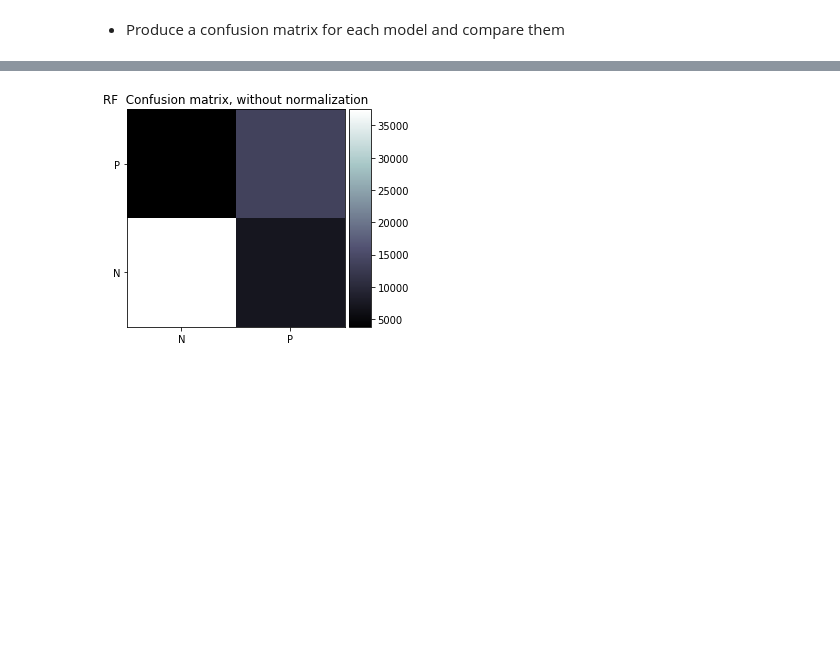
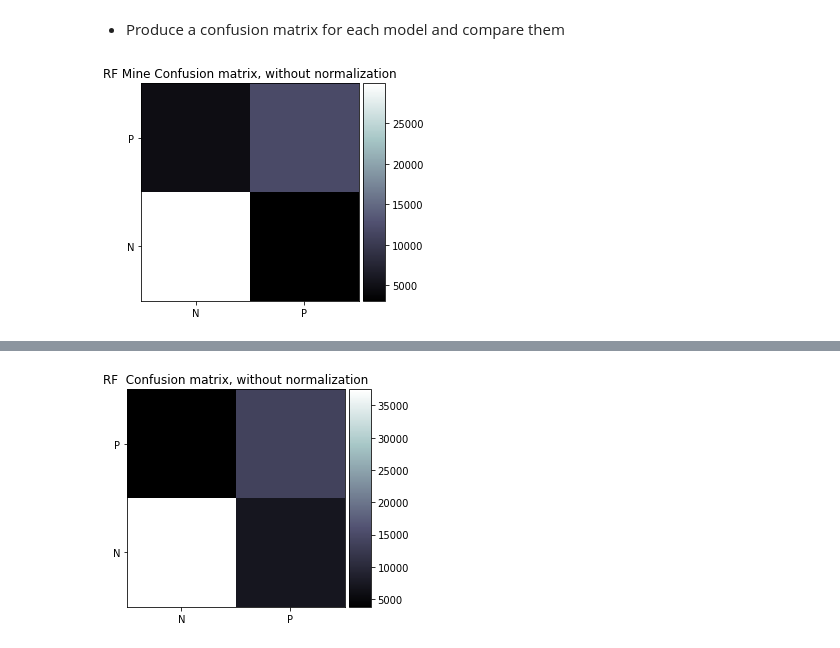
Before and after one commit to siddpatel1/DSPS_SPatel, a Jupyter notebook: HW8/SidPatel_HW8_higgsbosonSearch.ipynb, the cells around one changed output, grey strips where cells are left out. Drawn from its saved outputs; the diff is of its cells as text; code cells hidden in the pictures; blank space fills up the shorter version.

```diff
--- a/HW8/SidPatel_HW8_higgsbosonSearch.ipynb
+++ b/HW8/SidPatel_HW8_higgsbosonSearch.ipynb
@@ -119,3 +106,5 @@ weights
 # %% [output]
 array([0.00265331, 2.23358449, 2.34738894, ..., 0.01863612, 1.68161144,
        1.87747381])
+# %%
+higgsdata = higgsdata.drop(columns=['Label','Weight'])
@@ -127,5 +123,7 @@ X_train, X_test, Y_train, Y_test = train_test_split(labels,weights,test_size=0.2
 # %% [markdown]
 - Use a Random Forest and a Gradiend Boosted Tree Classifier model to predict the label of the particles. get the score of the model on the training and test set and comment on the result for each model.
+# %%
+XL_train, XL_test, YL_train, YL_test = train_test_split(higgsdata,labels,test_size=0.2)
 # %%
 #leave
 from sklearn.ensemble import RandomForestClassifier
@@ -161,3 +162,3 @@ gbt = GradientBoostingClassifier(...)
 # %%
-rf.fit(...)
-gbt.fit(...)
+rf.fit(XL_train,YL_train)
+gbt.fit(XL_train, YL_train)
@@ -204,0 +227,4 @@ def plot_confusion_matrix(y_true, y_pred,
+# %%
+plot_confusion_matrix(YL_test,rf.predict(XL_test),title='RF Mine')
+# %% [output]
+[figure, added]
```
Also changed, not shown: parts of 20 cells of this notebook.
